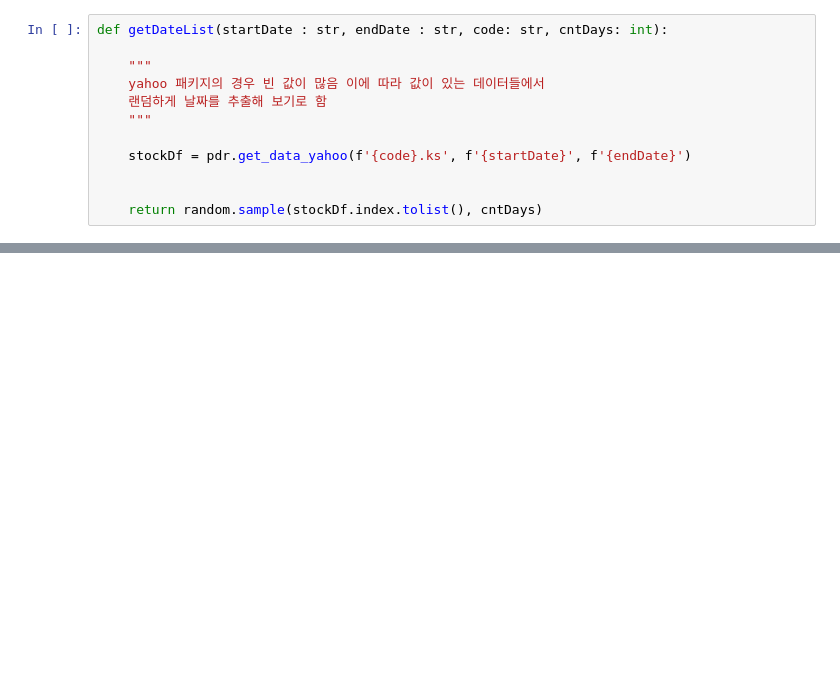
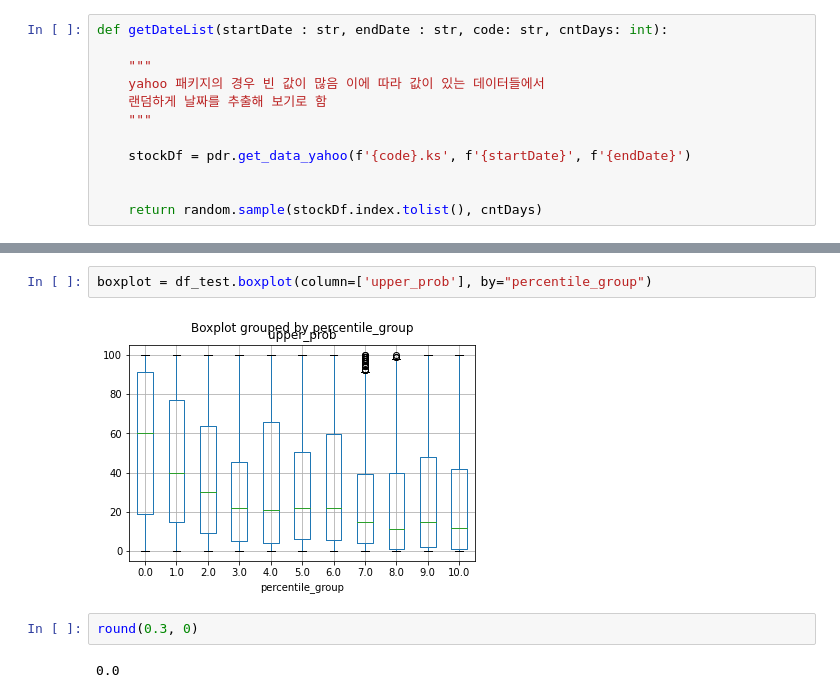
Before and after one commit to ddongmiin/deepPythonAnalysis, a Jupyter notebook: sideProject/stockAnalysis/주가분석_물타기냐불타기냐.ipynb, the cells around one changed output, grey strips where cells are left out. Saved outputs shown, nothing was run; the diff lists cells and outputs as text; blank space fills up the shorter version.

```diff
--- a/sideProject/stockAnalysis/주가분석_물타기냐불타기냐.ipynb
+++ b/sideProject/stockAnalysis/주가분석_물타기냐불타기냐.ipynb
@@ -251,0 +373,8 @@ def getStockDict():
+# %%
+boxplot = df_test.boxplot(column=['upper_prob'], by="percentile_group")
+# %% [output]
+[figure, added]
+# %%
+round(0.3, 0)
+# %% [output]
+0.0
```
Also changed, not shown: parts of 30 cells of this notebook.
